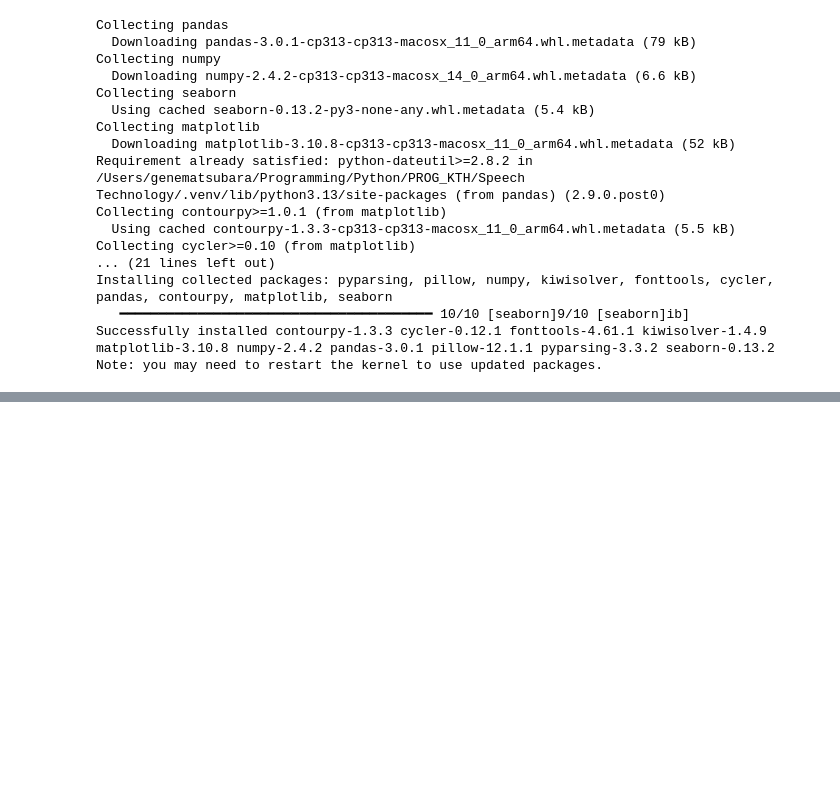
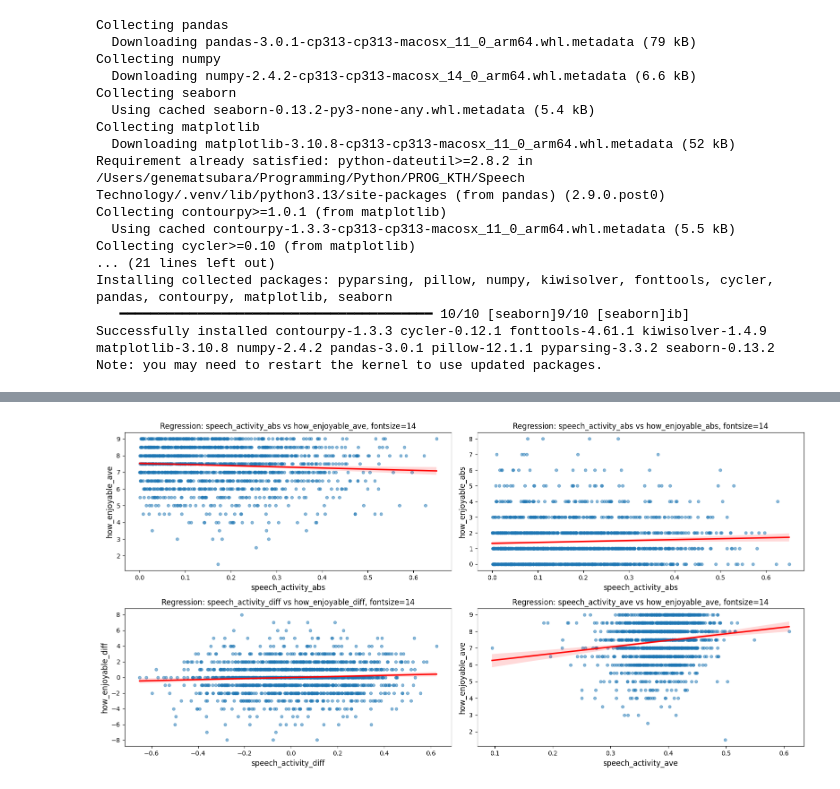
Before and after one commit to anamtzbarbosa/CANDOR_enjoyment, a Jupyter notebook: notebooks/SpeechActivity.ipynb, the cells around one changed output, grey strips where cells are left out. Cells and saved outputs as stored; diff of their text form; code cells hidden in the pictures; blank space fills up the shorter version.

```diff
--- a/notebooks/SpeechActivity.ipynb
+++ b/notebooks/SpeechActivity.ipynb
@@ -28,0 +111,34 @@ df = pd.read_csv('../data/raw/candor_dataset_clean.csv')
+# %%
+# Make four regressions
+# H3-1 : lower activity abs -> higher enjoyable ave
+# H3-2 : lower activity abs -> lower enjoyable abs
+# H3-3 : higher activity diff -> higher enjoyable diff
+# H3-4 : higher activity ave -> higher enjoyable ave
+
+pairs = [('speech_activity_abs', 'how_enjoyable_ave'),
+          ('speech_activity_abs', 'how_enjoyable_abs'),
+          ('speech_activity_diff', 'how_enjoyable_diff'),
+          ('speech_activity_ave', 'how_enjoyable_ave')]
+
+fig, axes = plt.subplots(2, 2, figsize=(16,8))
+axes = axes.flatten()
+
+for i, (col_x, col_y) in enumerate(pairs):
+  sns.regplot(
+    data=df_subset,
+    x=col_x,
+    y=col_y,
+    ax=axes[i],
+    scatter_kws={'alpha': 0.5, 's': 20},
+    line_kws={'color': 'red'},
+    ci=95
+  )
+
+  axes[i].set_title(f"Regression: {col_x} vs {col_y}, fontsize=14")
+  axes[i].set_xlabel(col_x, fontsize=12)
+  axes[i].set_ylabel(col_y, fontsize=12)
+
+plt.tight_layout()
+plt.show()
+# %% [output]
+[figure, added]
```
Also changed, not shown: parts of 2 cells of this notebook.
